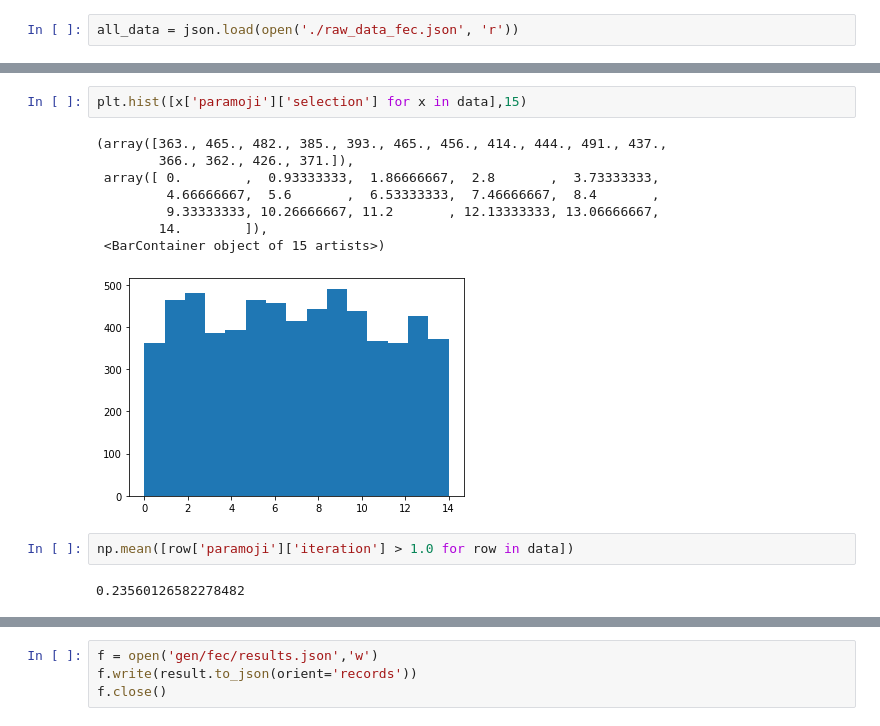
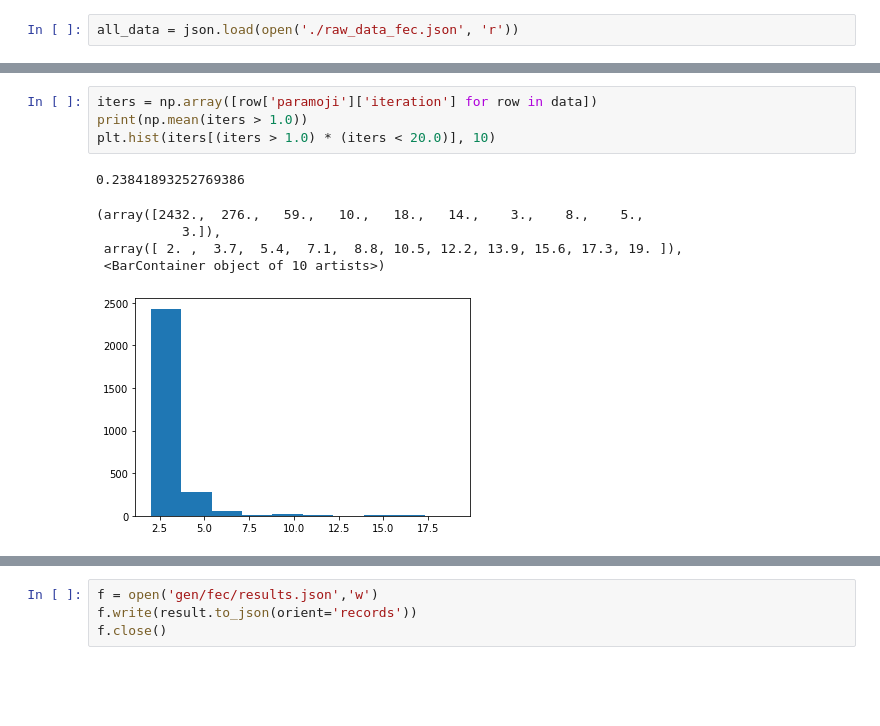
Before and after one commit to stefandirnstorfer/paramoji, a Jupyter notebook: results/results-fec.ipynb, the cells around one changed output, grey strips where cells are left out. Drawn from its saved outputs; the diff is of its cells as text; blank space fills up the shorter version.

```diff
--- a/results/results-fec.ipynb
+++ b/results/results-fec.ipynb
@@ -47,15 +50,11 @@ Workers: 225
-# %%
-plt.hist([x['paramoji']['selection'] for x in data],15)
-# %% [output]
-(array([363., 465., 482., 385., 393., 465., 456., 414., 444., 491., 437.,
-        366., 362., 426., 371.]),
- array([ 0.        ,  0.93333333,  1.86666667,  2.8       ,  3.73333333,
-         4.66666667,  5.6       ,  6.53333333,  7.46666667,  8.4       ,
-         9.33333333, 10.26666667, 11.2       , 12.13333333, 13.06666667,
-        14.        ]),
- <BarContainer object of 15 artists>)
-[figure, removed]
 # %%
-np.mean([row['paramoji']['iteration'] > 1.0 for row in data])
+iters = np.array([row['paramoji']['iteration'] for row in data])
+print(np.mean(iters > 1.0))
+plt.hist(iters[(iters > 1.0) * (iters < 20.0)], 10)
 # %% [output]
-0.23560126582278482
+0.23841893252769386
+(array([2432.,  276.,   59.,   10.,   18.,   14.,    3.,    8.,    5.,
+           3.]),
+ array([ 2. ,  3.7,  5.4,  7.1,  8.8, 10.5, 12.2, 13.9, 15.6, 17.3, 19. ]),
+ <BarContainer object of 10 artists>)
+[figure, added]
```
Also changed, not shown: parts of 20 cells of this notebook, 5 other files.
